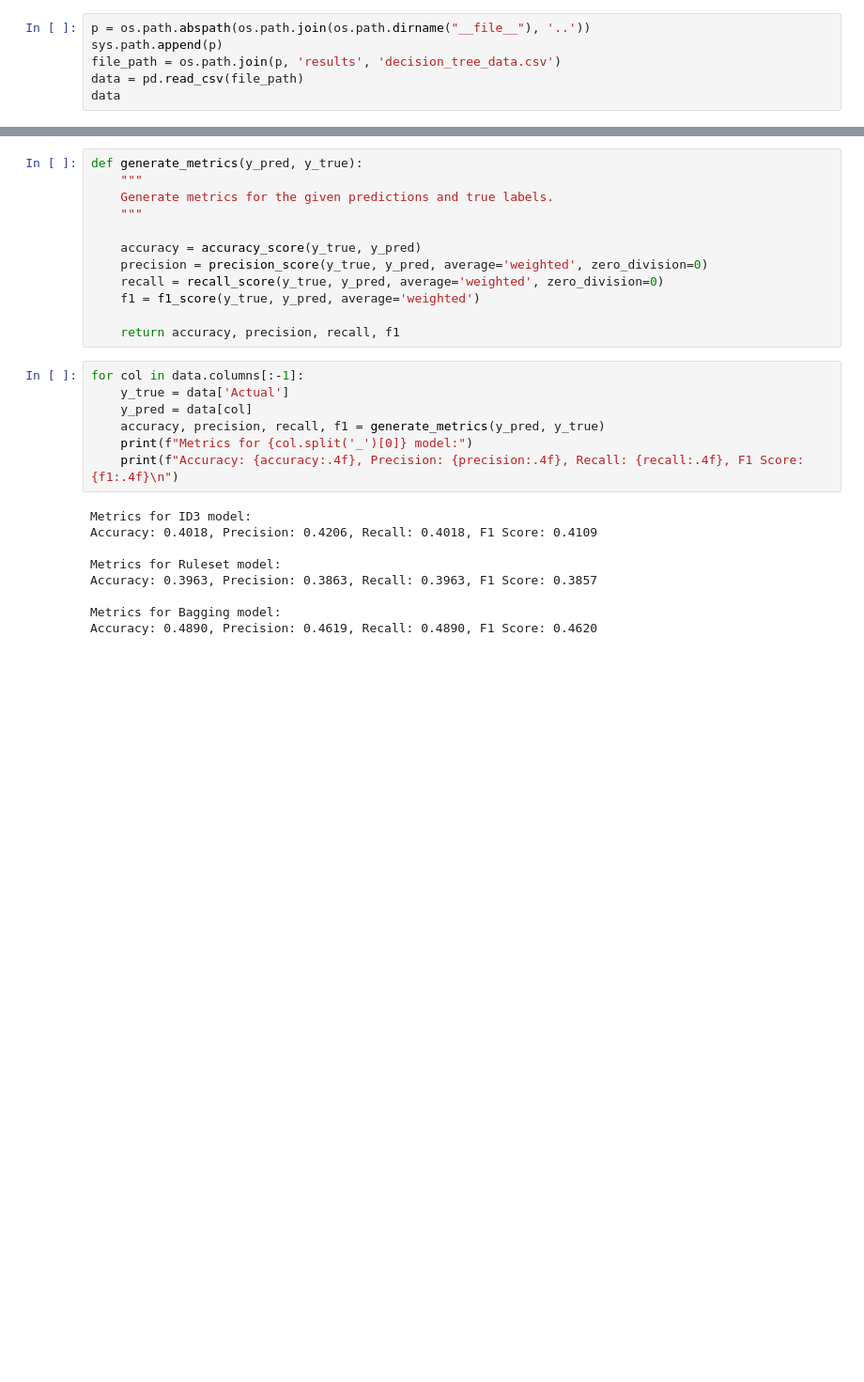
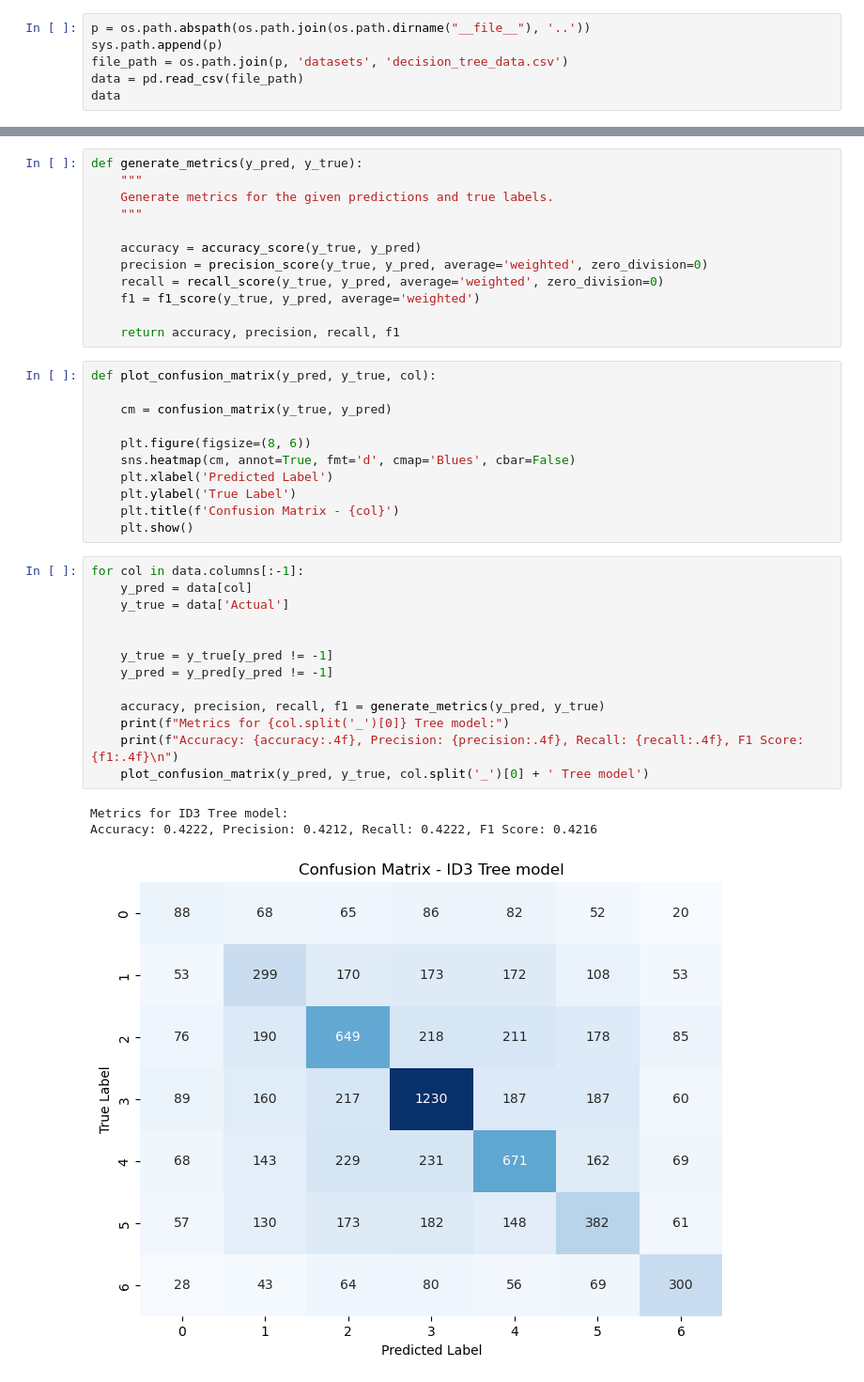
Before and after one commit to damaral31/MCTS_and_DecisionTree_for_ConnectFourGame, a Jupyter notebook: notebooks/analize_decision_tree.ipynb, the cells around one changed output, grey strips where cells are left out. Shown: that part at 94% size. Saved outputs shown, nothing was run; the diff lists cells and outputs as text; blank space fills up the shorter version.

```diff
--- a/notebooks/analize_decision_tree.ipynb
+++ b/notebooks/analize_decision_tree.ipynb
@@ -6,7 +9,7 @@ from sklearn.metrics import accuracy_score, precision_score, recall_score, f1_sc
 # %%
 p = os.path.abspath(os.path.join(os.path.dirname("__file__"), '..'))
 sys.path.append(p)
-file_path = os.path.join(p, 'results', 'decision_tree_data.csv')
+file_path = os.path.join(p, 'datasets', 'decision_tree_data.csv')
 data = pd.read_csv(file_path)
 data
 # %% [output]
@@ -35,19 +38,31 @@ def generate_metrics(y_pred, y_true):
     f1 = f1_score(y_true, y_pred, average='weighted')
 
     return accuracy, precision, recall, f1
-# %%
-for col in data.columns[:-1]:
-    y_true = data['Actual']
-    y_pred = data[col]
-    accuracy, precision, recall, f1 = generate_metrics(y_pred, y_true)
-    print(f"Metrics for {col.split('_')[0]} model:")
-    print(f"Accuracy: {accuracy:.4f}, Precision: {precision:.4f}, Recall: {recall:.4f}, F1 Score: {f1:.4f}\n")
-# %% [output]
-Metrics for ID3 model:
-Accuracy: 0.4018, Precision: 0.4206, Recall: 0.4018, F1 Score: 0.4109
-
-Metrics for Ruleset model:
-Accuracy: 0.3963, Precision: 0.3863, Recall: 0.3963, F1 Score: 0.3857
-
-Metrics for Bagging model:
-Accuracy: 0.4890, Precision: 0.4619, Recall: 0.4890, F1 Score: 0.4620
+# %%
+def plot_confusion_matrix(y_pred, y_true, col):
+
+    cm = confusion_matrix(y_true, y_pred)
+
+    plt.figure(figsize=(8, 6))
+    sns.heatmap(cm, annot=True, fmt='d', cmap='Blues', cbar=False)
+    plt.xlabel('Predicted Label')
+    plt.ylabel('True Label')
+    plt.title(f'Confusion Matrix - {col}')
+    plt.show()
+# %%
+for col in data.columns[:-1]:
+    y_pred = data[col]
+    y_true = data['Actual']
+
+
+    y_true = y_true[y_pred != -1]
+    y_pred = y_pred[y_pred != -1]
+
+    accuracy, precision, recall, f1 = generate_metrics(y_pred, y_true)
+    print(f"Metrics for {col.split('_')[0]} Tree model:")
+    print(f"Accuracy: {accuracy:.4f}, Precision: {precision:.4f}, Recall: {recall:.4f}, F1 Score: {f1:.4f}\n")
+    plot_confusion_matrix(y_pred, y_true, col.split('_')[0] + ' Tree model')
+# %% [output]
+Metrics for ID3 Tree model:
+Accuracy: 0.4222, Precision: 0.4212, Recall: 0.4222, F1 Score: 0.4216
+[figure, added]
```
Also changed, not shown: parts of 2 cells of this notebook, 9 other files.
